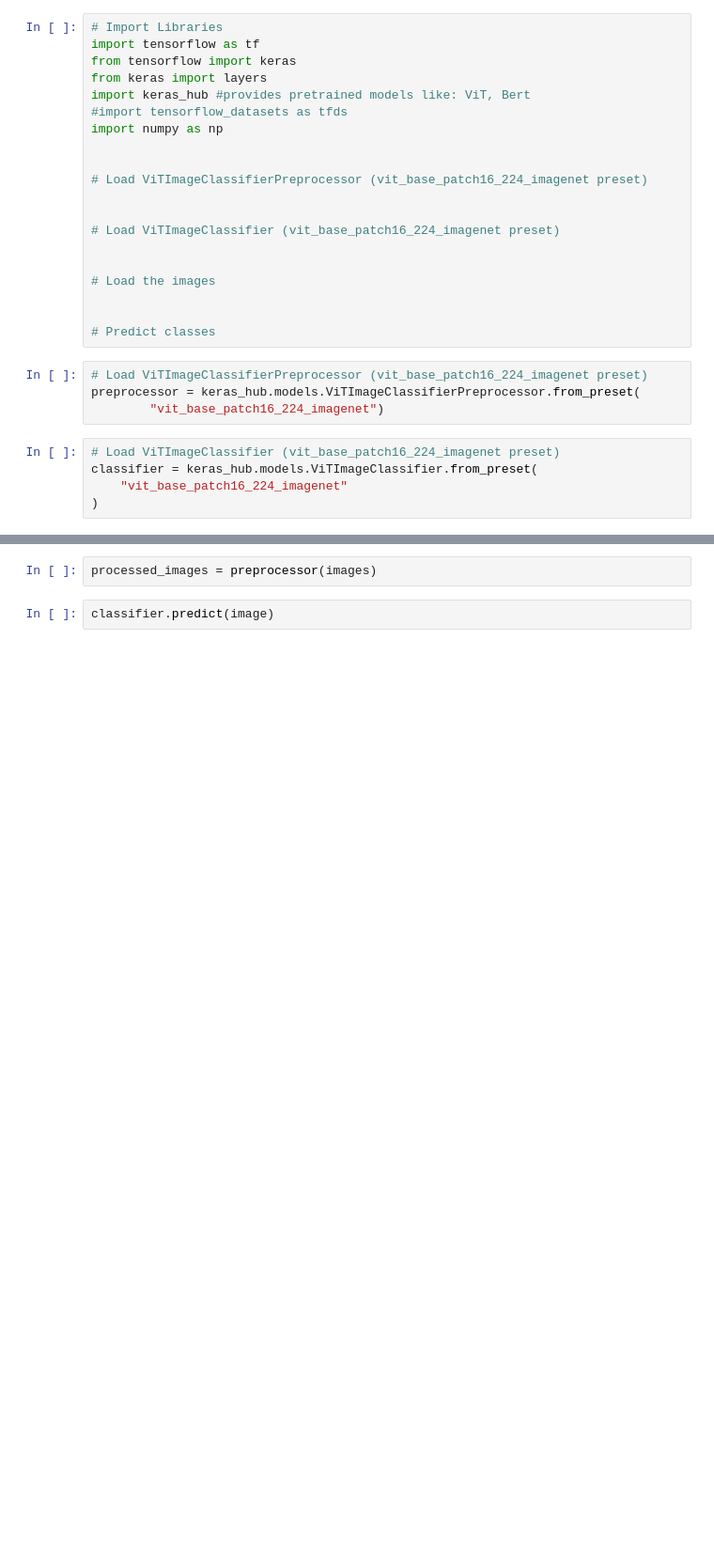
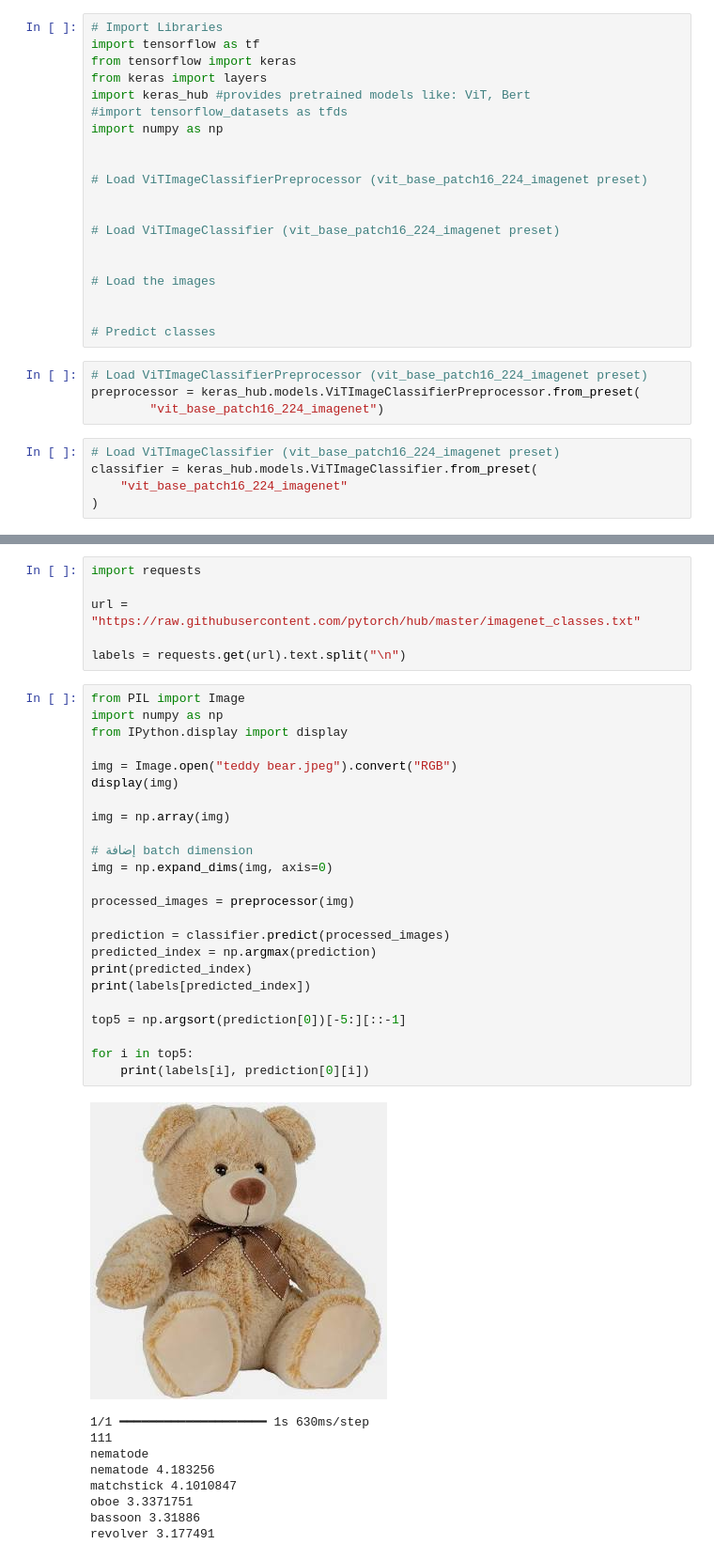
Before and after one commit to nbamardouf-source/arti560-computer-vision-labs, a Jupyter notebook: lab03-image-classification-vision-transformer-vit/lab03-image-classification-vision-transformer-vit-exercise.ipynb, the cells around one changed output, grey strips where cells are left out. Shown at 94% size. Saved outputs shown, nothing was run; the diff lists cells and outputs as text; blank space fills up the shorter version.

```diff
--- a/lab03-image-classification-vision-transformer-vit/lab03-image-classification-vision-transformer-vit-exercise.ipynb
+++ b/lab03-image-classification-vision-transformer-vit/lab03-image-classification-vision-transformer-vit-exercise.ipynb
@@ -79,4 +75,40 @@ image.show()
-# %%
-processed_images = preprocessor(images)
-# %%
-classifier.predict(image)
+# %%
+import requests
+
+url = "https://raw.githubusercontent.com/pytorch/hub/master/imagenet_classes.txt"
+
+labels = requests.get(url).text.split("\n")
+# %%
+from PIL import Image
+import numpy as np
+from IPython.display import display
+
+img = Image.open("teddy bear.jpeg").convert("RGB")
+display(img)
+
+img = np.array(img)
+
+# إضافة batch dimension
+img = np.expand_dims(img, axis=0)
+
+processed_images = preprocessor(img)
+
+prediction = classifier.predict(processed_images)
+predicted_index = np.argmax(prediction)
+print(predicted_index)
+print(labels[predicted_index])
+
+top5 = np.argsort(prediction[0])[-5:][::-1]
+
+for i in top5:
+    print(labels[i], prediction[0][i])
+# %% [output]
+[figure, added]
+1/1 ━━━━━━━━━━━━━━━━━━━━ 1s 630ms/step
+111
+nematode
+nematode 4.183256
+matchstick 4.1010847
+oboe 3.3371751
+bassoon 3.31886
+revolver 3.177491
```
Also changed, not shown: parts of 7 cells of this notebook, 2 other files.
